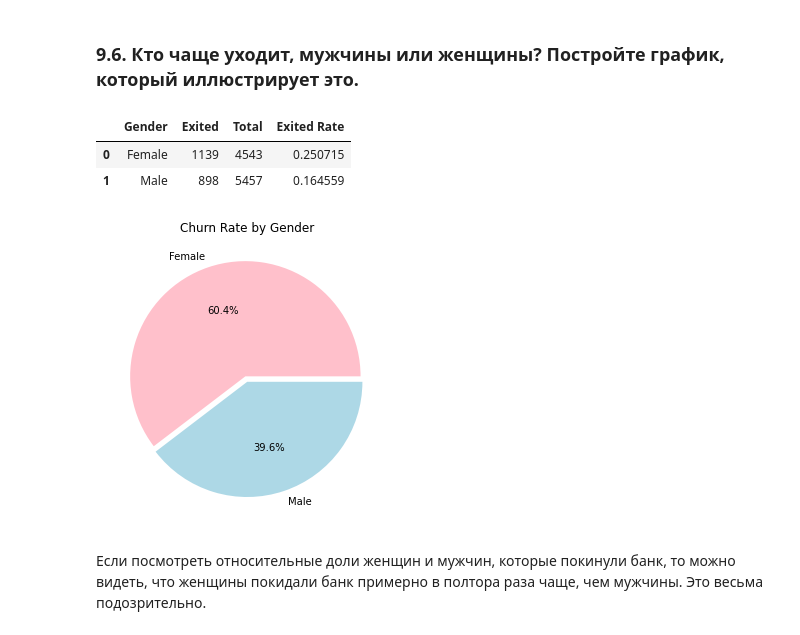
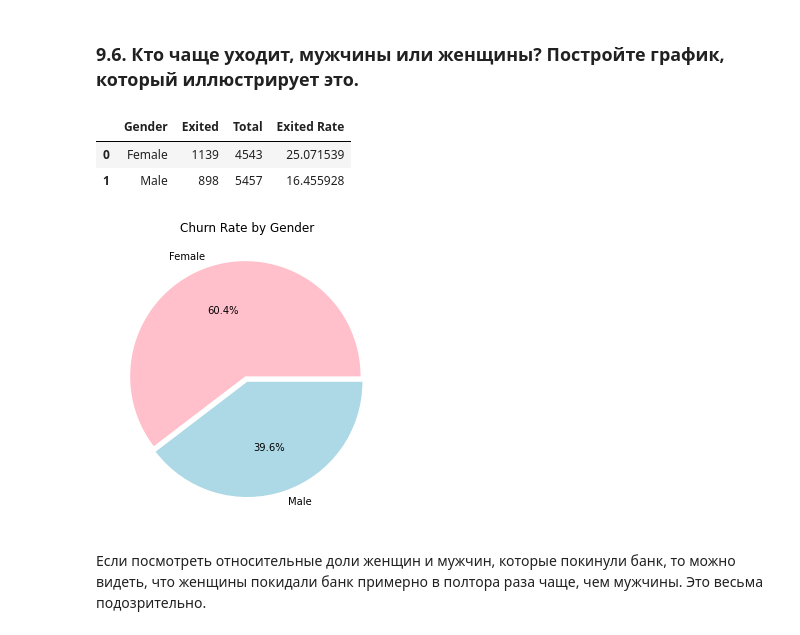
Before and after one commit to keloin/SF, a Jupyter notebook: python-13-churn-analysis/python-13-churn-analysis.ipynb, the cells around one changed output. Saved outputs shown, nothing was run; the diff lists cells and outputs as text; code cells hidden in the pictures.

```diff
--- a/python-13-churn-analysis/python-13-churn-analysis.ipynb
+++ b/python-13-churn-analysis/python-13-churn-analysis.ipynb
@@ -191,37 +191,37 @@ display(churn_data[ (churn_data['Loyalty'] == 'Exited') & (churn_data['CreditSco
 # %%
 churn_by_gender = churn_data[ churn_data['Exited'] == 1 ].groupby('Gender', as_index=False)['Exited'].sum()
 churn_by_gender['Total'] = churn_by_gender['Gender'].apply(lambda x: churn_data[ churn_data['Gender'] == x ]['CustomerId'].count() )
-churn_by_gender['Exited Rate'] = churn_by_gender['Exited'] / churn_by_gender['Total']
+churn_by_gender['Exited Rate'] = 100 * churn_by_gender['Exited'] / churn_by_gender['Total']
 display(churn_by_gender)
 
 # chart = px.pie(
 #     data_frame=churn_by_gender,
 #     title='Churn Rate by Gender',
 #     values='Exited',
 #     names='Gender',
 #     hole=.4,
 #     height=400,
 #     width=400
 # )
 # chart.show()
 
 fig = plt.figure(figsize=(4, 4))
 fig.set_facecolor('white')
 
 axes = fig.add_axes([0, 0, 1, 1])
 axes.pie(
     churn_by_gender['Exited Rate'],
     labels=churn_by_gender['Gender'],
     autopct='%.1f%%',
     colors=['pink', 'lightblue'],
     explode = [0.05, 0]
 );
 axes.set_title('Churn Rate by Gender')
 display()
 # %% [output]
 |  | Gender | Exited | Total | Exited Rate |
-| 0 | Female | 1139 | 4543 | 0.250715 |
-| 1 | Male | 898 | 5457 | 0.164559 |
+| 0 | Female | 1139 | 4543 | 25.071539 |
+| 1 | Male | 898 | 5457 | 16.455928 |
 [figure]
 # %% [markdown]
 Если посмотреть относительные доли женщин и мужчин, которые покинули банк, то можно видеть, что женщины покидали банк примерно в полтора раза чаще, чем мужчины. Это весьма подозрительно.
```
